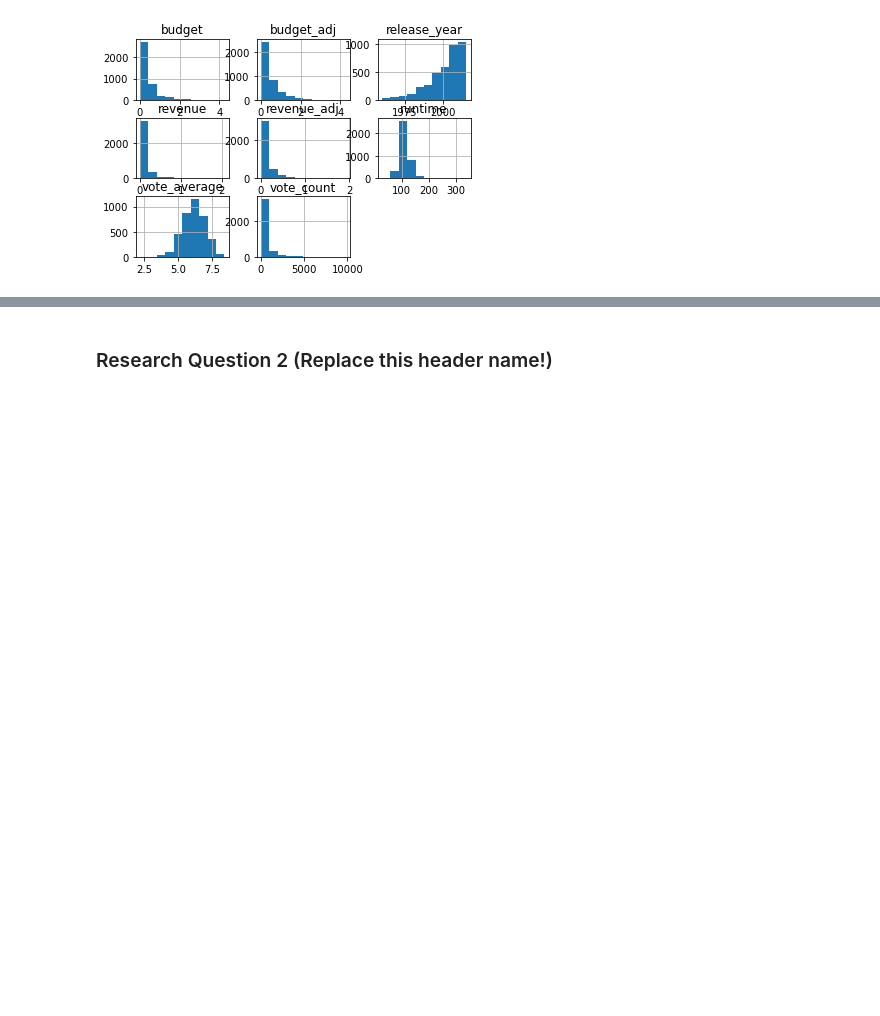
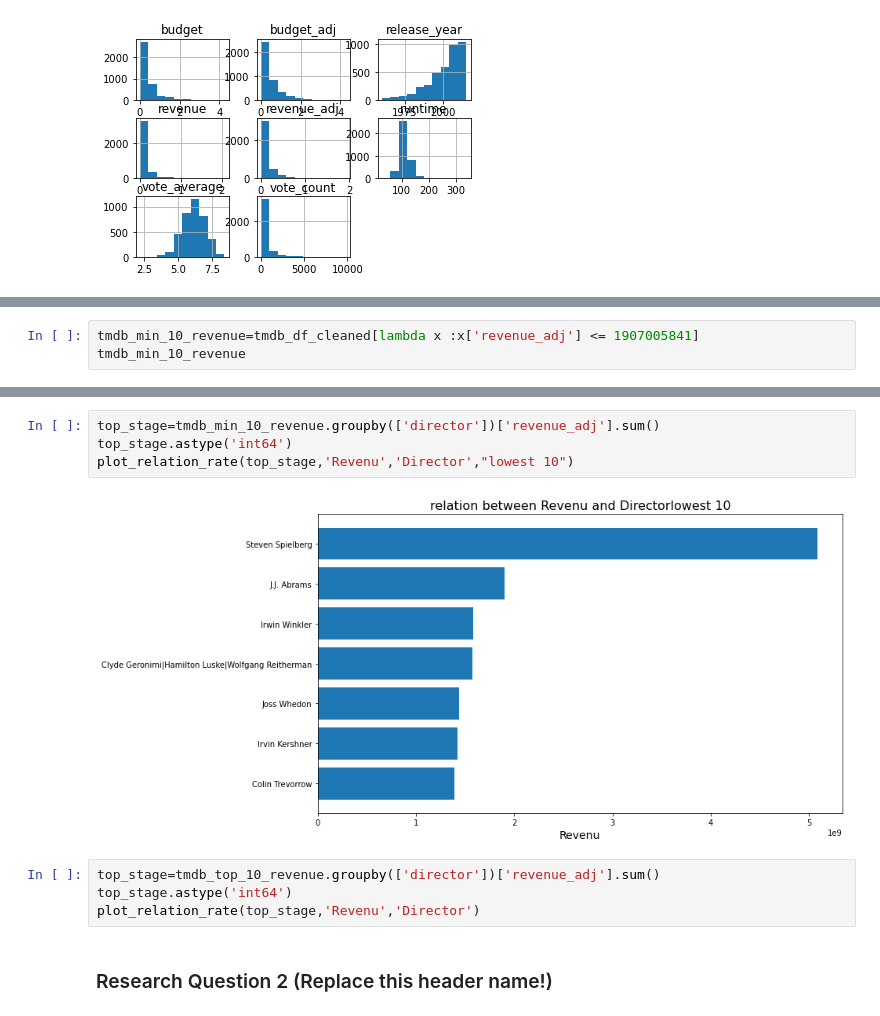
Before and after one commit to moamen-mohasseb/TMDB-Movie-Data, a Jupyter notebook: TMDB-Movies-DataAnalysis.ipynb, the cells around one changed output, grey strips where cells are left out. Cells and saved outputs as stored; diff of their text form; blank space fills up the shorter version.

```diff
--- a/TMDB-Movies-DataAnalysis.ipynb
+++ b/TMDB-Movies-DataAnalysis.ipynb
@@ -151,0 +297,3 @@ ValueError: No axis named production_companies for object type <class 'pandas.co
+# %%
+tmdb_min_10_revenue=tmdb_df_cleaned[lambda x :x['revenue_adj'] <= 1907005841]
+tmdb_min_10_revenue
@@ -152,3 +328,13 @@ ValueError: No axis named production_companies for object type <class 'pandas.co
+# %%
+top_stage=tmdb_min_10_revenue.groupby(['director'])['revenue_adj'].sum()
+top_stage.astype('int64')
+plot_relation_rate(top_stage,'Revenu','Director',"lowest 10")
+# %% [output]
+[figure, added]
+# %%
+top_stage=tmdb_top_10_revenue.groupby(['director'])['revenue_adj'].sum()
+top_stage.astype('int64')
+plot_relation_rate(top_stage,'Revenu','Director')
 # %% [markdown]
 ### Research Question 2  (Replace this header name!)
 # %%
```
Also changed, not shown: parts of 21 cells of this notebook.
